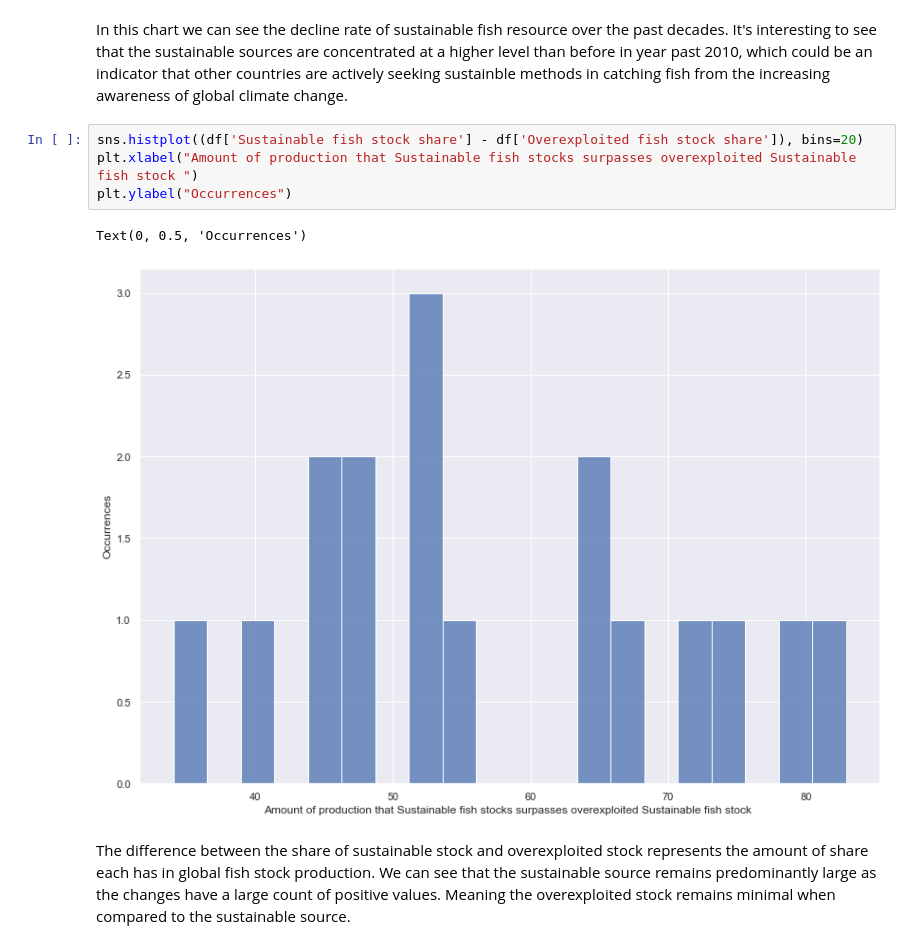
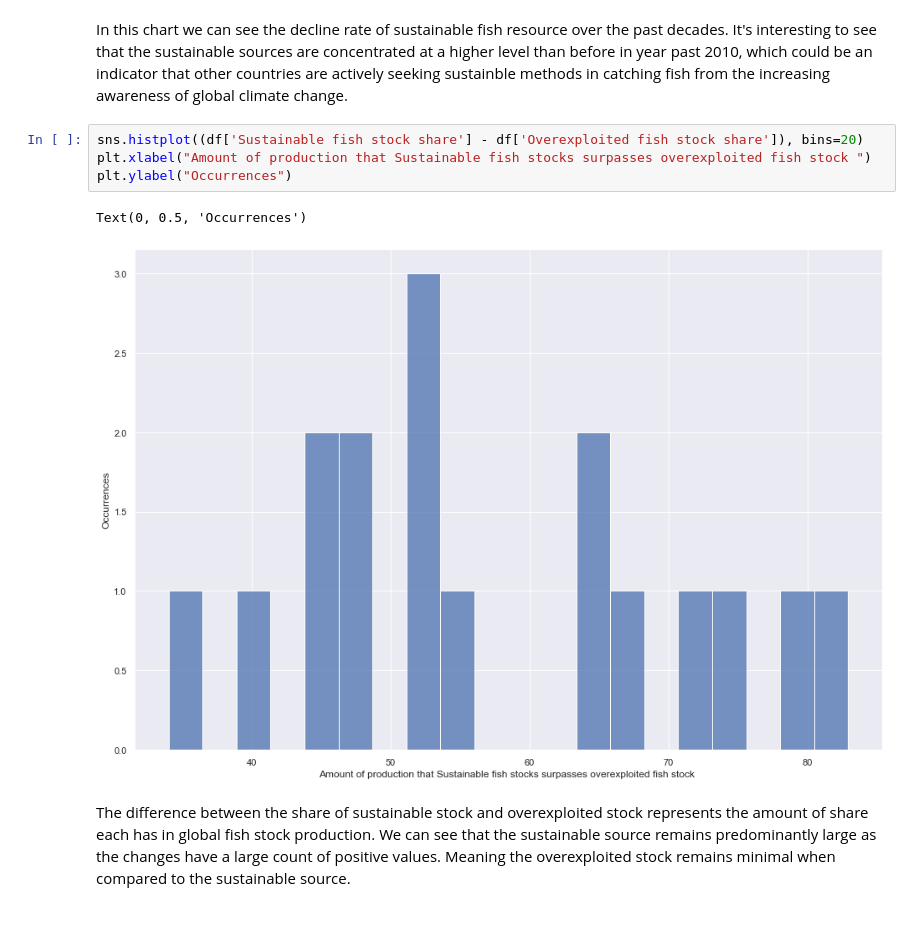
Before and after one commit to ubco-W2022T1-cosc301/project-group34, a Jupyter notebook: notebooks/nick.ipynb, the cells around one changed output. Cells and saved outputs as stored; diff of their text form; blank space fills up the shorter version.

```diff
--- a/notebooks/nick.ipynb
+++ b/notebooks/nick.ipynb
@@ -324,11 +324,11 @@ sns.jointplot(x='Year',y='Overexploited fish stock share',kind='scatter', data=d
 In this chart we can see the decline rate of sustainable fish resource over the past decades. It's interesting to see that the sustainable sources are concentrated at a higher level than before in year past 2010, which could be an indicator that other countries are actively seeking sustainble methods in catching fish from the increasing awareness of global climate change.
 # %%
 sns.histplot((df['Sustainable fish stock share'] - df['Overexploited fish stock share']), bins=20)
-plt.xlabel("Amount of production that Sustainable fish stocks surpasses overexploited Sustainable fish stock ")
+plt.xlabel("Amount of production that Sustainable fish stocks surpasses overexploited fish stock ")
 plt.ylabel("Occurrences")
 # %% [output]
 Text(0, 0.5, 'Occurrences')
-[figure, old version]
+[figure, new version]
 # %% [markdown]
 The difference between the share of sustainable stock and overexploited stock represents the amount of share each has in global fish stock production. We can see that the sustainable source remains predominantly large as the changes have a large count of positive values. Meaning the overexploited stock remains minimal when compared to the sustainable source.
 # %%
```
Also changed, not shown: parts of 2 cells of this notebook, 9 other files.
